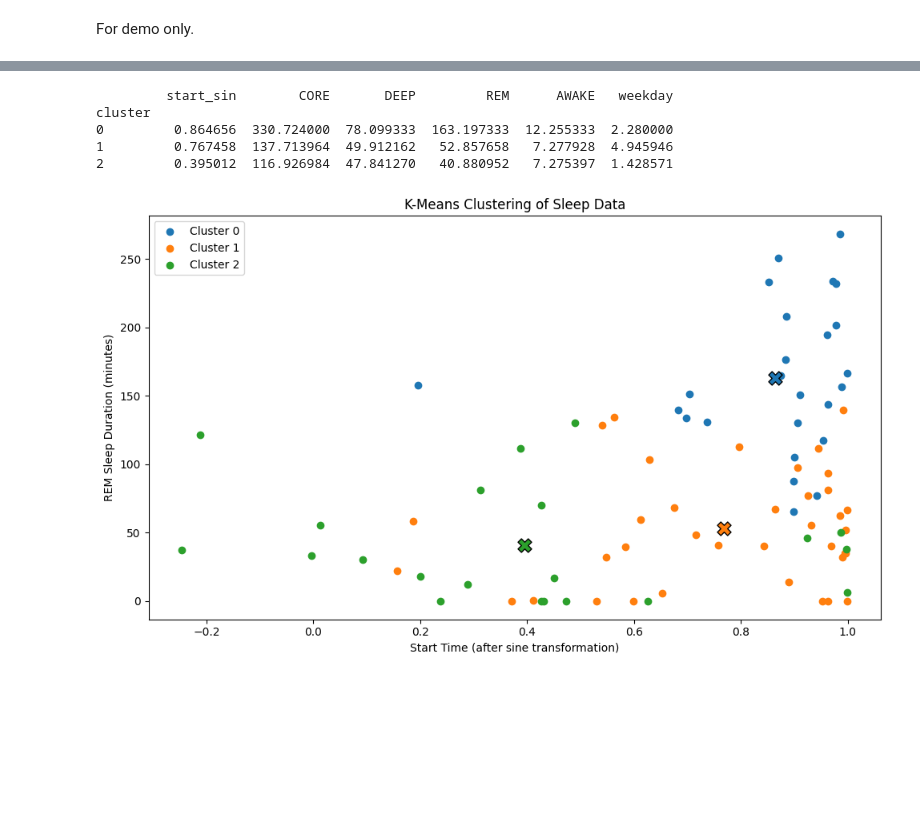
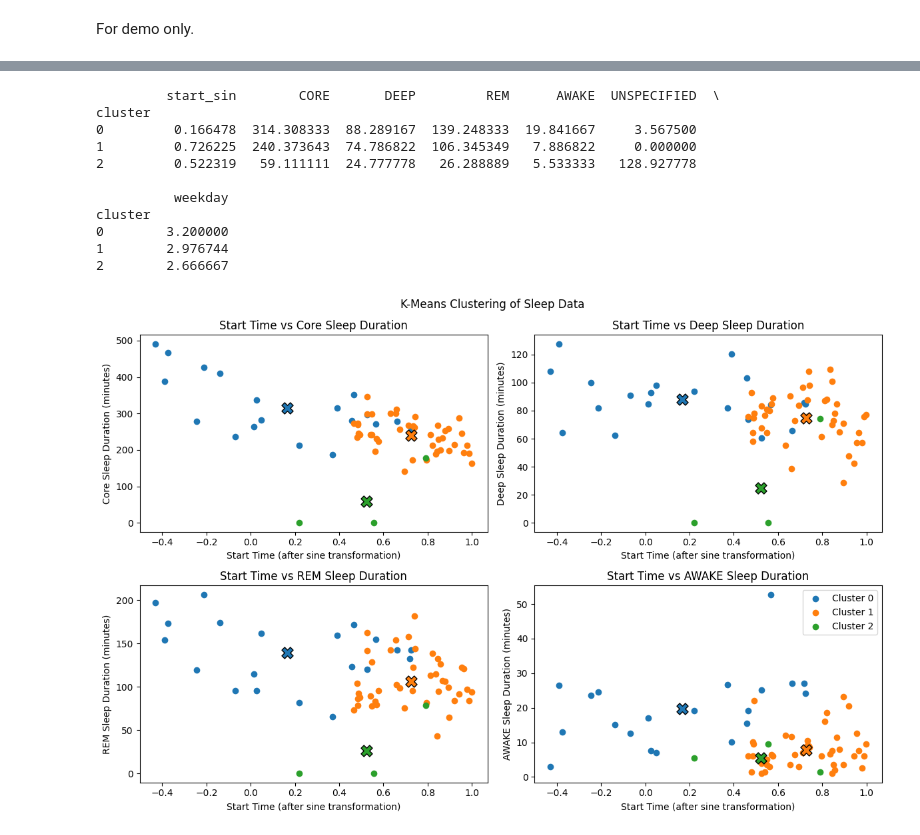
Before and after one commit to shawnyuxuan/ELEC3442-Group-8, a Jupyter notebook: routine-learning.ipynb, the cells around one changed output, grey strips where cells are left out. Saved outputs shown, nothing was run; the diff lists cells and outputs as text; code cells hidden in the pictures; blank space fills up the shorter version.

Commit message:
Bugfix
1. Solved a severe bug on slicing the records.
2. Add more comprehensive visualization.

```diff
--- a/routine-learning.ipynb
+++ b/routine-learning.ipynb
@@ -31,26 +30,29 @@ def feature_extraction(dates, data):
     """
     raw_df = pd.DataFrame([r.attrib for r in data])
 
-    raw_df["startDate"] = pd.to_datetime(raw_df["startDate"])
-    raw_df["endDate"] = pd.to_datetime(raw_df["endDate"])
+    raw_df["startDate"] = pd.to_datetime(raw_df["startDate"], format="%Y-%m-%d %H:%M:%S %z")
+    raw_df["endDate"] = pd.to_datetime(raw_df["endDate"], format="%Y-%m-%d %H:%M:%S %z")
     raw_df["duration"] = (raw_df["endDate"] - raw_df["startDate"]).dt.total_seconds() / 60.0
 
     rows = []
     weekday_map = {"Mon": 0, "Tue": 1, "Wed": 2, "Thu" :3, "Fri": 4, "Sat": 5, "Sun": 6}
+
     for weekday, indices in dates:
         session_slice = raw_df.iloc[indices]
+        print(f"start hour is {session_slice['startDate'].min()} for weekday {weekday}")
         core = session_slice[session_slice["value"] == "HKCategoryValueSleepAnalysisAsleepCore"]["duration"].sum()
         deep = session_slice[session_slice["value"] == "HKCategoryValueSleepAnalysisAsleepDeep"]["duration"].sum()
         rem = session_slice[session_slice["value"] == "HKCategoryValueSleepAnalysisAsleepREM"]["duration"].sum()
         awake = session_slice[session_slice["value"] == "HKCategoryValueSleepAnalysisAwake"]["duration"].sum()
+        unspecified = session_slice[session_slice["value"] == "HKCategoryValueSleepAnalysisAsleepUnspecified"]["duration"].sum()
 
         start_hour = session_slice["startDate"].min().hour + session_slice["startDate"].min().minute / 60.0
         # The start hour is in 24 hours. In this case, there's huge risk that sleeping starting at noon and sleeping at early night will be clustered together.
         # To mitigate this issue, we can use sine transformation to capture the cyclical nature of time.
         start_sin = np.sin(2 * np.pi * start_hour / 24)
 
-        rows.append([start_sin, core, deep, rem, awake, weekday_map[weekday]])
-    df = pd.DataFrame(rows, columns=["start_sin", "CORE", "DEEP", "REM", "AWAKE", "weekday"])
+        rows.append([start_sin, core, deep, rem, awake, unspecified, weekday_map[weekday]])
+    df = pd.DataFrame(rows, columns=["start_sin", "CORE", "DEEP", "REM", "AWAKE", "UNSPECIFIED", "weekday"])
     return df
 
 def train_kmeans(df, n_clusters=5):
@@ -60,7 +62,7 @@ def train_kmeans(df, n_clusters=5):
     scaler = StandardScaler()
     X_scaled = scaler.fit_transform(df)
 
-    model = KMeans(n_clusters=n_clusters, random_state=42)
+    model = KMeans(n_clusters=n_clusters)
     df["cluster"] = model.fit_predict(X_scaled)
     return df, model, scaler
 # %%
@@ -72,25 +92,61 @@ N_CLUSTERS = 3
 final_df, model, scaler = train_kmeans(df, n_clusters=N_CLUSTERS)
 print(final_df.groupby('cluster').mean())
 # %% [output]
-         start_sin        CORE       DEEP         REM      AWAKE   weekday
+         start_sin        CORE       DEEP         REM      AWAKE  UNSPECIFIED  \
 cluster
-0         0.864656  330.724000  78.099333  163.197333  12.255333  2.280000
-1         0.767458  137.713964  49.912162   52.857658   7.277928  4.945946
-2         0.395012  116.926984  47.841270   40.880952   7.275397  1.428571
+0         0.166478  314.308333  88.289167  139.248333  19.841667     3.567500
+1         0.726225  240.373643  74.786822  106.345349   7.886822     0.000000
+2         0.522319   59.111111  24.777778   26.288889   5.533333   128.927778
+
+          weekday
+cluster
+0        3.200000
+1        2.976744
+2        2.666667
 # %%
 centroids = model.cluster_centers_
 centroids_unscaled = scaler.inverse_transform(centroids)
 # %%
-plt.figure(figsize=(10, 6))
+fig=plt.figure(figsize=(12, 8))
+plt.subplot(2, 2, 1)
+for cluster in range(N_CLUSTERS):
+    cluster_data = final_df[final_df['cluster'] == cluster]
+    plt.scatter(cluster_data['start_sin'], cluster_data['CORE'], label=f'Cluster {cluster}', marker='o', color=plt.cm.tab10(cluster))
+    plt.scatter(centroids_unscaled[cluster][0], centroids_unscaled[cluster][1], marker='X', s=150, edgecolor='black')
+plt.xlabel('Start Time (after sine transformation)')
+plt.ylabel('Core Sleep Duration (minutes)')
+plt.title('Start Time vs Core Sleep Duration')
+
+plt.subplot(2, 2, 2)
+for cluster in range(N_CLUSTERS):
+    cluster_data = final_df[final_df['cluster'] == cluster]
+    plt.scatter(cluster_data['start_sin'], cluster_data['DEEP'], label=f'Cluster {cluster}', marker='o', color=plt.cm.tab10(cluster))
+    plt.scatter(centroids_unscaled[cluster][0], centroids_unscaled[cluster][2], marker='X', s=150, edgecolor='black')
+plt.xlabel('Start Time (after sine transformation)')
+plt.ylabel('Deep Sleep Duration (minutes)')
+plt.title('Start Time vs Deep Sleep Duration')
+
+plt.subplot(2, 2, 3)
 for cluster in range(N_CLUSTERS):
     cluster_data = final_df[final_df['cluster'] == cluster]
     plt.scatter(cluster_data['start_sin'], cluster_data['REM'], label=f'Cluster {cluster}', marker='o', color=plt.cm.tab10(cluster))
     plt.scatter(centroids_unscaled[cluster][0], centroids_unscaled[cluster][3], marker='X', s=150, edgecolor='black')
 plt.xlabel('Start Time (after sine transformation)')
 plt.ylabel('REM Sleep Duration (minutes)')
-plt.title('K-Means Clustering of Sleep Data')
+plt.title('Start Time vs REM Sleep Duration')
+
+plt.subplot(2, 2, 4)
+for cluster in range(N_CLUSTERS):
+    cluster_data = final_df[final_df['cluster'] == cluster]
+    plt.scatter(cluster_data['start_sin'], cluster_data['AWAKE'], label=f'Cluster {cluster}', marker='o', color=plt.cm.tab10(cluster))
+    plt.scatter(centroids_unscaled[cluster][0], centroids_unscaled[cluster][4], marker='X', s=150, edgecolor='black')
+plt.xlabel('Start Time (after sine transformation)')
+plt.ylabel('AWAKE Sleep Duration (minutes)')
+plt.title('Start Time vs AWAKE Sleep Duration')
+
+plt.suptitle('K-Means Clustering of Sleep Data')
 plt.legend()
 plt.tight_layout()
 plt.show()
 # %% [output]
-[figure, old version]
+[figure, new version]
```
Also changed, not shown: parts of 3 cells of this notebook, 3 other files.
